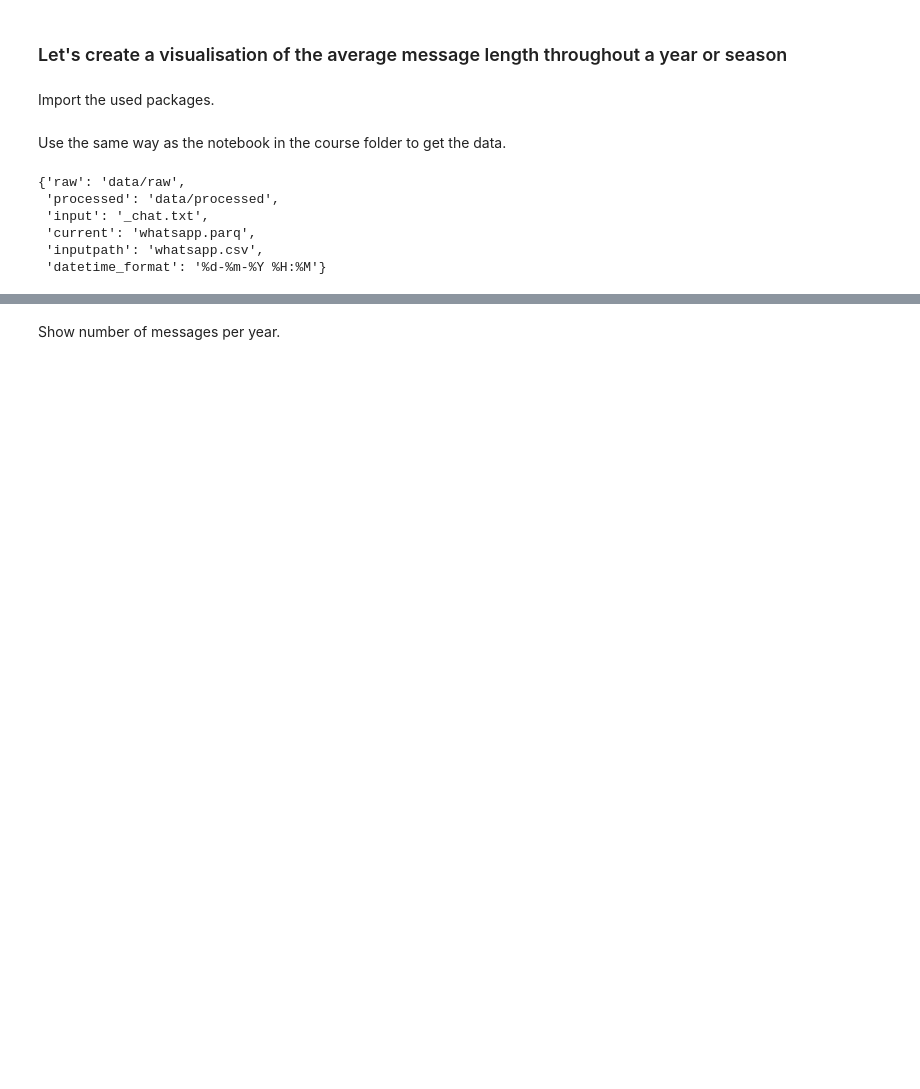
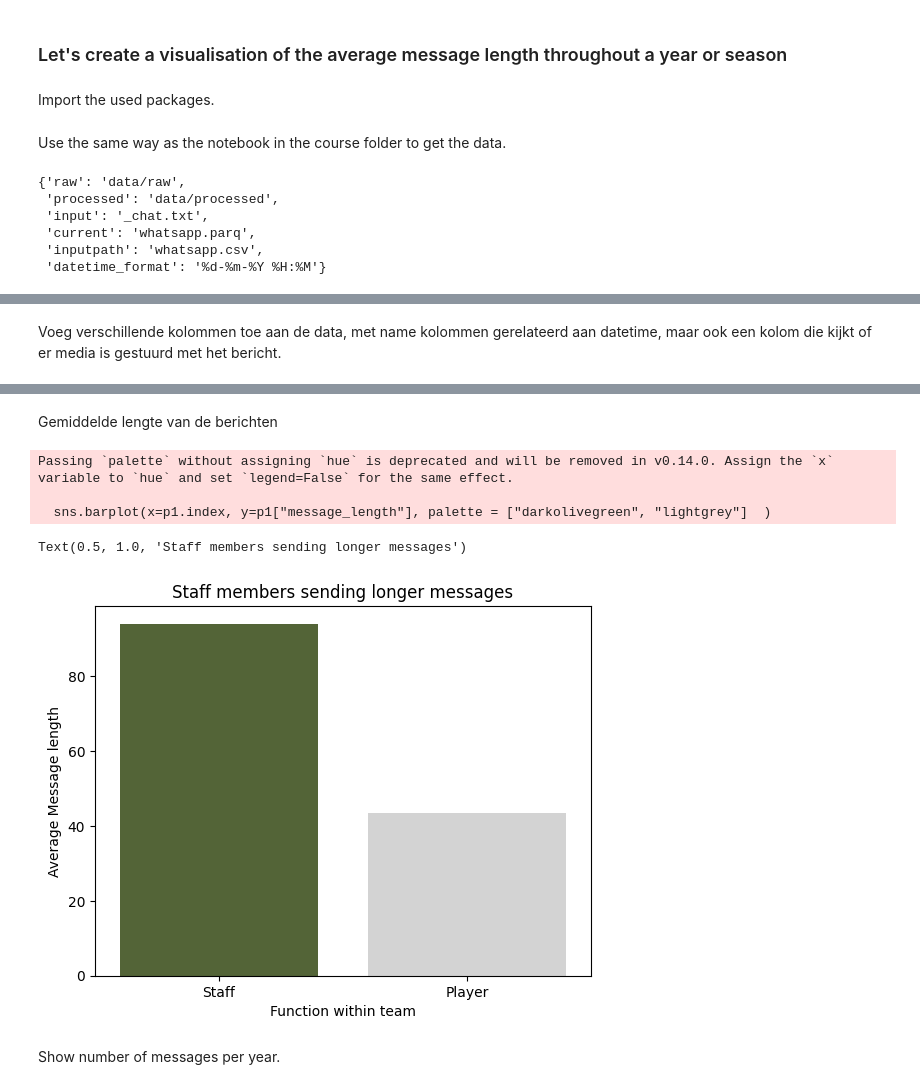
Before and after one commit to StolkHU/DAV_HU_AS, a Jupyter notebook: notebooks/as-01-comparing-categories.ipynb, the cells around one changed output, grey strips where cells are left out. Cells and saved outputs as stored; diff of their text form; code cells hidden in the pictures; blank space fills up the shorter version.

```diff
--- a/notebooks/as-01-comparing-categories.ipynb
+++ b/notebooks/as-01-comparing-categories.ipynb
@@ -47,0 +44,23 @@ Voeg de D
+# %%
+namen_staff = [
+"bellowing-tarsier",
+"carefree-kouprey",
+"frolicsome-whistling duck",
+"glittering-eland",
+"groovy-ostrich",
+"loony-penguin",
+"mirthful-louse",
+"motley-fox",
+"patchwork-gerbil",
+"rib-tickling-hamster",
+"roaring-cassowary",
+"sparkling-sand dollar",
+"vivacious-dogfish",
+"wacky-hummingbird"
+]
+base_dataframe["function"] = base_dataframe["author"].apply(
+    lambda
+      x: "Staff" if any(name in x for name in namen_staff) else "Player"
+)
+base_dataframe.drop(["is_staff"], axis=1, inplace=True)
+base_dataframe.head()
@@ -48,3 +74,5 @@ Voeg de D
+# %% [markdown]
+Voeg verschillende kolommen toe aan de data, met name kolommen gerelateerd aan datetime, maar ook een kolom die kijkt of er media is gestuurd met het bericht.
 # %%
 base_dataframe["day_of_month"] = base_dataframe["timestamp"].dt.day
 base_dataframe["day"] = base_dataframe["timestamp"].dt.day_name()
@@ -59,6 +88,28 @@ base_dataframe.head()
 | 2 | 2024-04-29 15:43:00 | Ik ga er vanuit dat iedereen erbi... | bellowing-tarsier | False | False | 114 | False | worktimes | ... |
 | 3 | 2024-04-29 15:45:00 | De voorbereiding is vrijwel rond;... | bellowing-tarsier | False | False | 85 | False | worktimes | ... |
 | 4 | 2024-04-29 15:47:00 | Heb je vragen of is iets niet dui... | bellowing-tarsier | False | False | 54 | False | worktimes | ... |
+# %% [markdown]
+Gemiddelde lengte van de berichten
+# %%
+base_dataframe["message_length"] = base_dataframe["message"].str.len()
+
+p1 = (
+    base_dataframe[["function", "message_length"]]
+    .groupby("function")
+    .mean()
+    .sort_values("message_length", ascending=False)
+)
+
+sns.barplot(x=p1.index, y=p1["message_length"], palette = ["darkolivegreen", "lightgrey"]  )
+plt.xlabel("Function within team")
+plt.ylabel("Average Message length")
+plt.title("Staff members sending longer messages")
+# %% [output]
+Passing `palette` without assigning `hue` is deprecated and will be removed in v0.14.0. Assign the `x` variable to `hue` and set `legend=False` for the same effect.
+
+  sns.barplot(x=p1.index, y=p1["message_length"], palette = ["darkolivegreen", "lightgrey"]  )
+Text(0.5, 1.0, 'Staff members sending longer messages')
+[figure, added]
 # %% [markdown]
 Show number of messages per year.
 # %%
```
Also changed, not shown: parts of 9 cells of this notebook, 3 other files.
